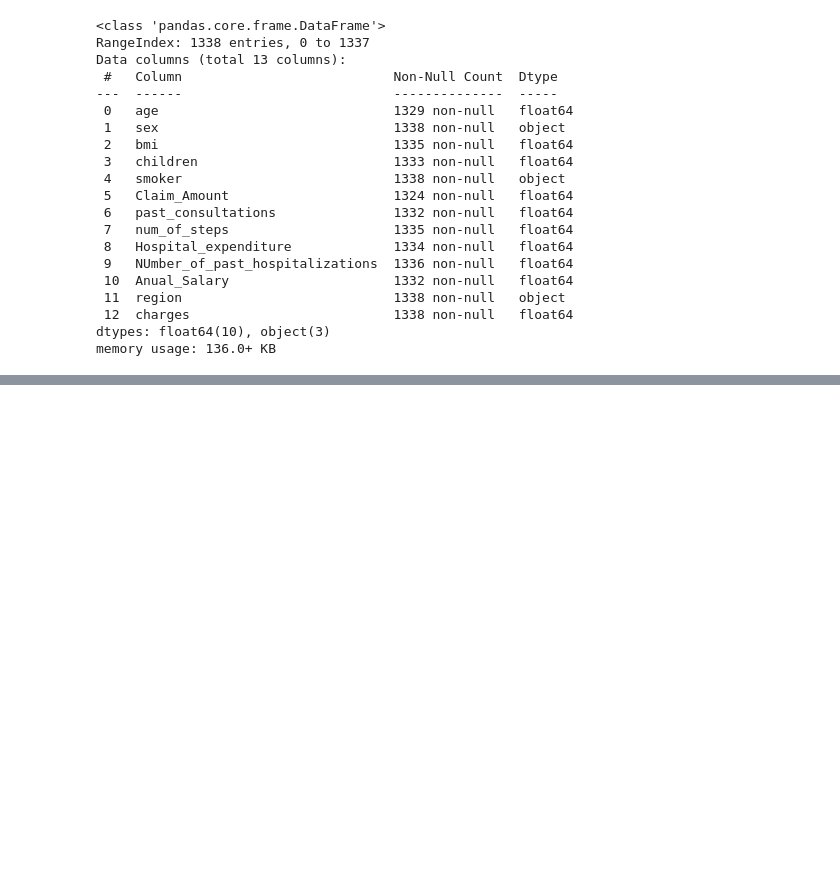
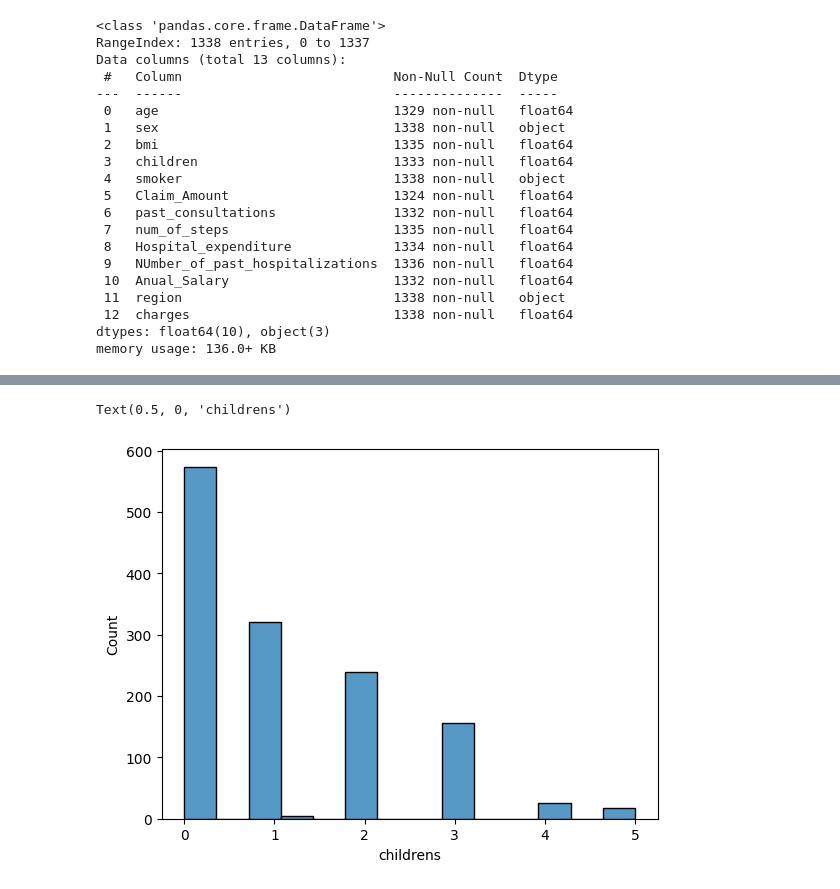
Before and after one commit to Akhilaaj/Machine_Learning, a Jupyter notebook: Insurance_Analysis.ipynb, the cells around one changed output, grey strips where cells are left out. Saved outputs shown, nothing was run; the diff lists cells and outputs as text; code cells hidden in the pictures; blank space fills up the shorter version.

```diff
--- a/Insurance_Analysis.ipynb
+++ b/Insurance_Analysis.ipynb
@@ -50,0 +234,6 @@ memory usage: 136.0+ KB
+# %%
+sns.histplot(insurance['children'])
+plt.xlabel('childrens')
+# %% [output]
+Text(0.5, 0, 'childrens')
+[figure, added]
```
Also changed, not shown: parts of 22 cells of this notebook.
